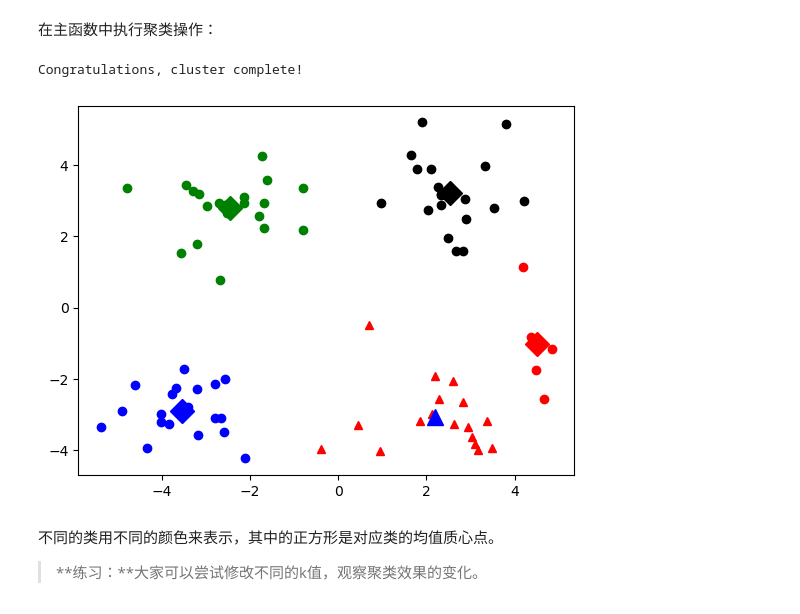
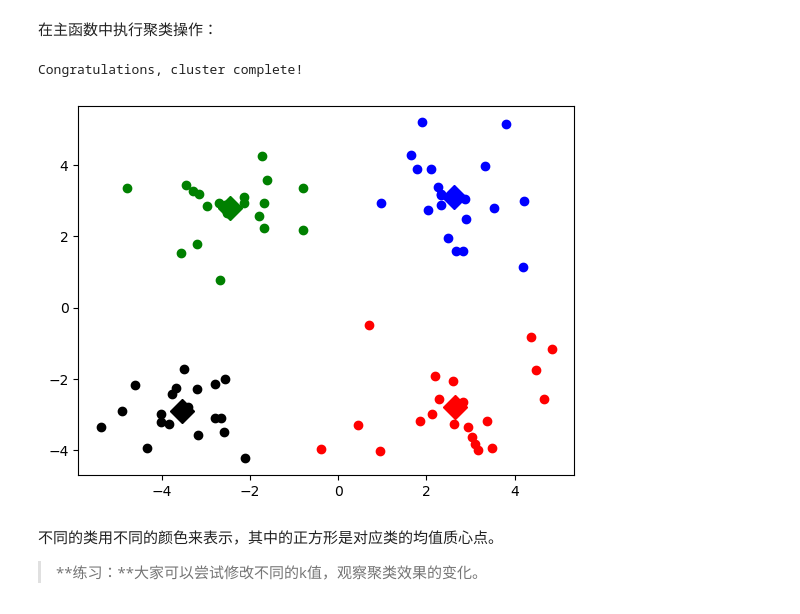
Before and after one commit to CharlesWu123/machine_learning, a Jupyter notebook: Kmeans/K_Means.ipynb, the cells around one changed output. Drawn from its saved outputs; the diff is of its cells as text; code cells hidden in the pictures.

```diff
--- a/Kmeans/K_Means.ipynb
+++ b/Kmeans/K_Means.ipynb
@@ -155,21 +155,21 @@ def showCluster(dataSet, k, centroids, clusterAssment):
 # %%
 ## step 1: 载入数据
 dataSet = []
 fileIn = open('./Input/Data.txt')
 for line in fileIn.readlines():
     lineArr = line.strip().split('\t')
     dataSet.append([float(lineArr[0]), float(lineArr[1])])
 
 ## step 2: 开始聚类...
 dataSet = mat(dataSet)
-k = 5
+k = 4
 centroids, clusterAssment = kmeans(dataSet, k)
 
 ## step 3: 显示聚类结果
 showCluster(dataSet, k, centroids, clusterAssment)
 # %% [output]
 Congratulations, cluster complete!
-[figure, old version]
+[figure, new version]
 # %% [markdown]
 不同的类用不同的颜色来表示，其中的正方形是对应类的均值质心点。
 >**练习：**大家可以尝试修改不同的k值，观察聚类效果的变化。
```
Also changed, not shown: parts of 2 cells of this notebook, 7 other files.
